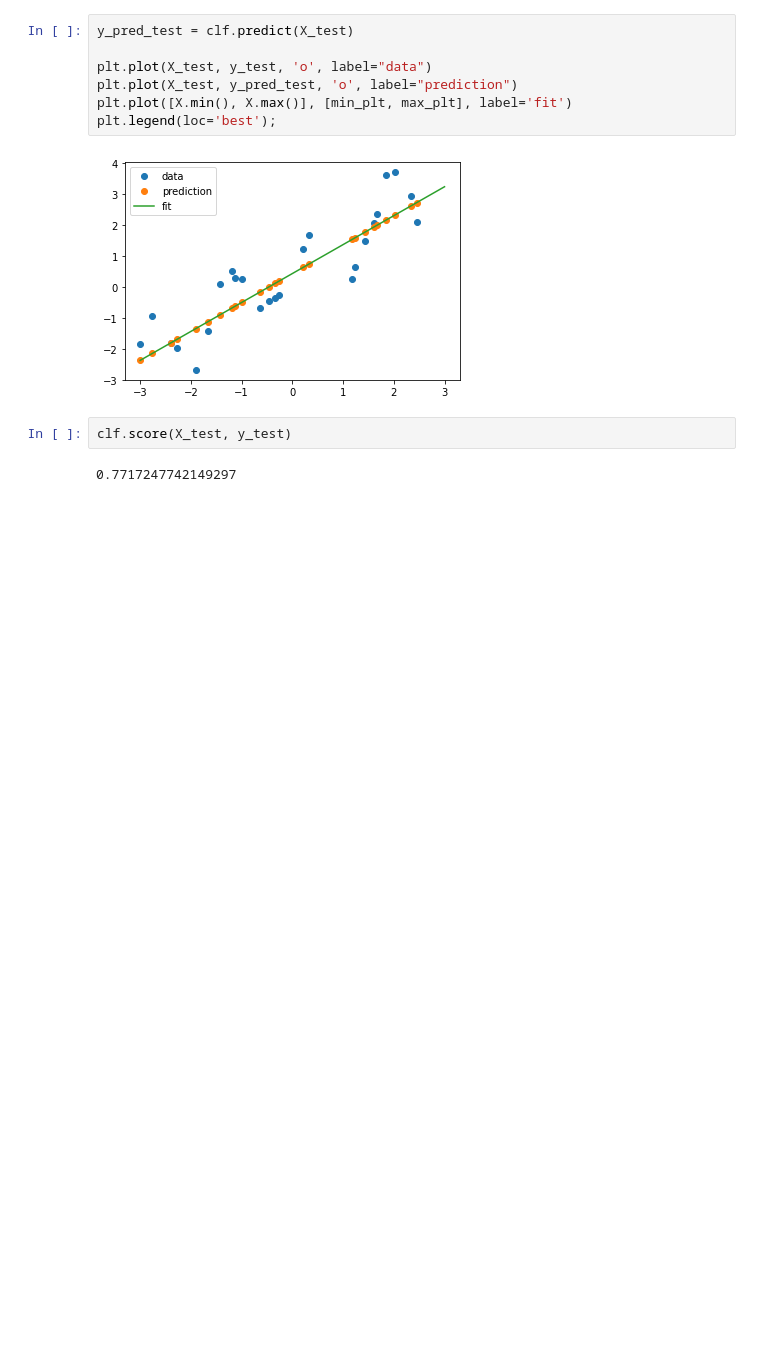
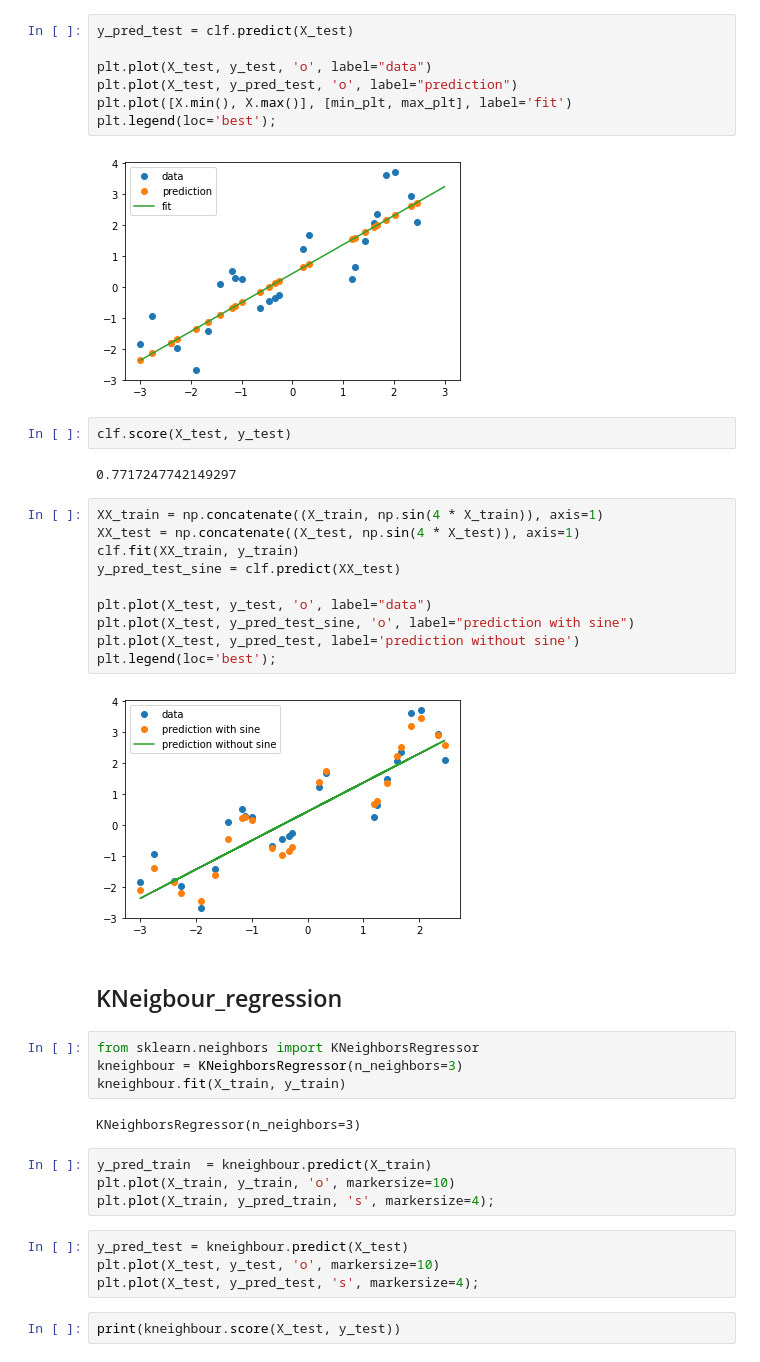
Before and after one commit to Mahrokh-Eb/Machine-Learning-With-Python, a Jupyter notebook: 3_3_skitlearn_Digit.ipynb, the cells around one changed output. Drawn from its saved outputs; the diff is of its cells as text; blank space fills up the shorter version.

```diff
--- a/3_3_skitlearn_Digit.ipynb
+++ b/3_3_skitlearn_Digit.ipynb
@@ -390,3 +390,33 @@ plt.legend(loc='best');
 clf.score(X_test, y_test)
 # %% [output]
 0.7717247742149297
+# %%
+XX_train = np.concatenate((X_train, np.sin(4 * X_train)), axis=1)
+XX_test = np.concatenate((X_test, np.sin(4 * X_test)), axis=1)
+clf.fit(XX_train, y_train)
+y_pred_test_sine = clf.predict(XX_test)
+
+plt.plot(X_test, y_test, 'o', label="data")
+plt.plot(X_test, y_pred_test_sine, 'o', label="prediction with sine")
+plt.plot(X_test, y_pred_test, label='prediction without sine')
+plt.legend(loc='best');
+# %% [output]
+[figure, added]
+# %% [markdown]
+## KNeigbour_regression
+# %%
+from sklearn.neighbors import KNeighborsRegressor
+kneighbour = KNeighborsRegressor(n_neighbors=3)
+kneighbour.fit(X_train, y_train)
+# %% [output]
+KNeighborsRegressor(n_neighbors=3)
+# %%
+y_pred_train  = kneighbour.predict(X_train)
+plt.plot(X_train, y_train, 'o', markersize=10)
+plt.plot(X_train, y_pred_train, 's', markersize=4);
+# %%
+y_pred_test = kneighbour.predict(X_test)
+plt.plot(X_test, y_test, 'o', markersize=10)
+plt.plot(X_test, y_pred_test, 's', markersize=4);
+# %%
+print(kneighbour.score(X_test, y_test))
```
Also changed, not shown: parts of 5 cells of this notebook.
